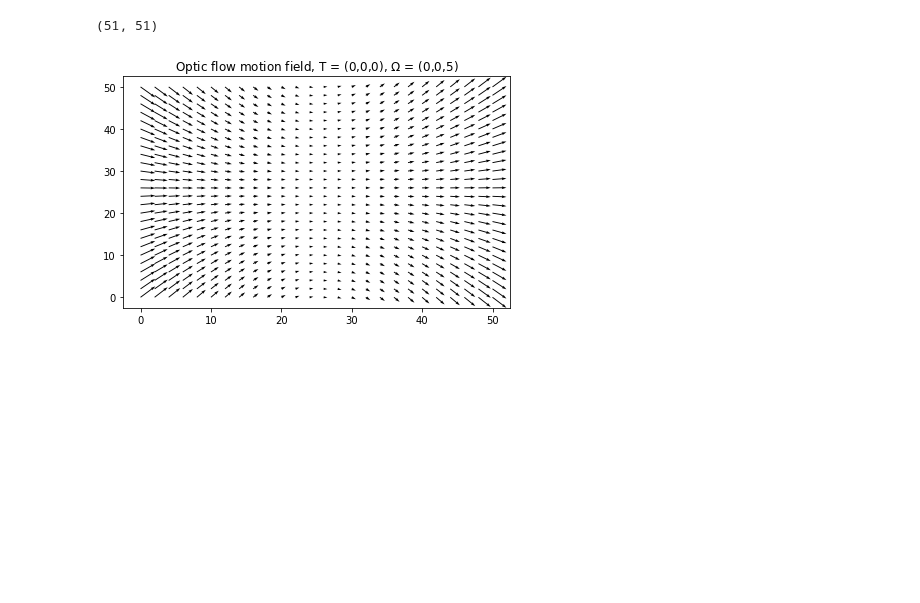
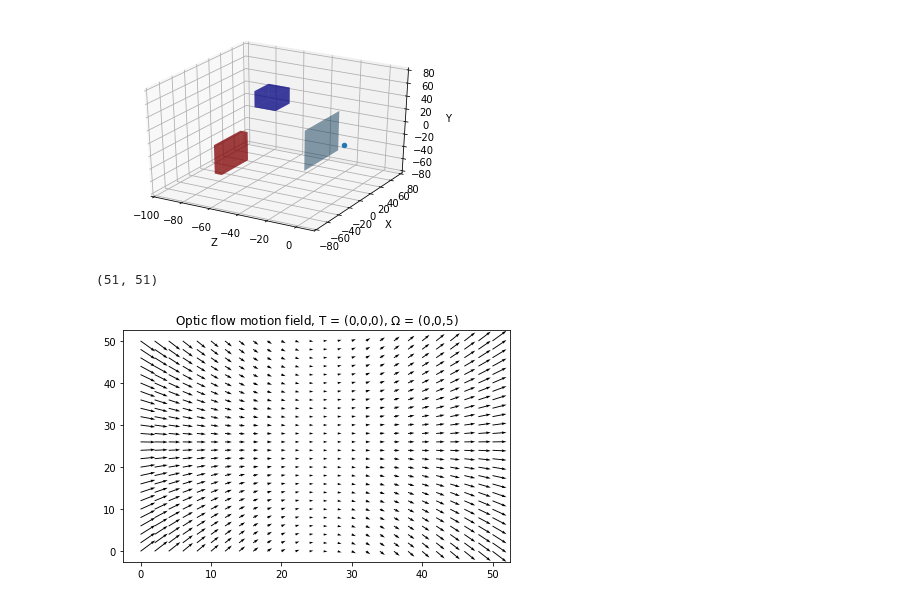
Before and after one commit to sharbatc/piof, a Jupyter notebook: test_subpsace-Copy1.ipynb, the cells around one changed output. Saved outputs shown, nothing was run; the diff lists cells and outputs as text; code cells hidden in the pictures; blank space fills up the shorter version.

```diff
--- a/test_subpsace-Copy1.ipynb
+++ b/test_subpsace-Copy1.ipynb
@@ -11,3 +12,49 @@ import os
+# %%
+%matplotlib inline
+fig = plt.figure()
+ax = fig.add_subplot(111, projection='3d')
+f = 15
+#plane of projection
+X, Y = np.meshgrid([-31,31], [-31,31])
+ax.plot_surface(-15,X,Y, alpha=0.5)
+
+#first box
+X,Y = np.meshgrid([20,45],[20,45])
+ax.plot_surface(-55,X,Y, alpha=0.5, color = 'b')
+ax.plot_surface(-70,X,Y, alpha=0.5, color = 'b')
+
+Z,Y = np.meshgrid([-55,-70],[20,45])
+ax.plot_surface(Z,20,Y,alpha=0.5, color = 'b')
+ax.plot_surface(Z,45,Y,alpha=0.5, color = 'b')
+
+Z,X = np.meshgrid([-55,-70],[20,45])
+ax.plot_surface(Z,X,20,alpha=0.5, color = 'b')
+ax.plot_surface(Z,X,45,alpha=0.5, color = 'b')
+
+
+#second box
+X,Y = np.meshgrid([-50,-5],[-50,-5])
+ax.plot_surface(-70,X,Y, alpha=0.5, color = 'r')
+ax.plot_surface(-65,X,Y, alpha=0.5, color = 'r')
+
+Z,Y = np.meshgrid([-70,-65],[-50,-5])
+ax.plot_surface(Z,-50,Y,alpha=0.5, color = 'r')
+ax.plot_surface(Z,-5,Y,alpha=0.5, color = 'r')
+
+Z,X = np.meshgrid([-70,-65],[-50,-5])
+ax.plot_surface(Z,X,-50,alpha=0.5, color = 'r')
+ax.plot_surface(Z,X,-5,alpha=0.5, color = 'r')
+
+ax.set_xlim(-100,10)
+ax.set_ylim(-80,80)
+ax.set_zlim(-80,80)
+ax.scatter(0,0,0)
+ax.set_xlabel('Z')
+ax.set_ylabel('X')
+ax.set_zlabel('Y')
+plt.show()
+# %% [output]
+[figure, added]
 # %%
 def generate_artificial_flow(size,p,T,omega):
     v_x,v_y = np.zeros(size),np.zeros(size);
```
Also changed, not shown: parts of 9 cells of this notebook, 1 other file.
